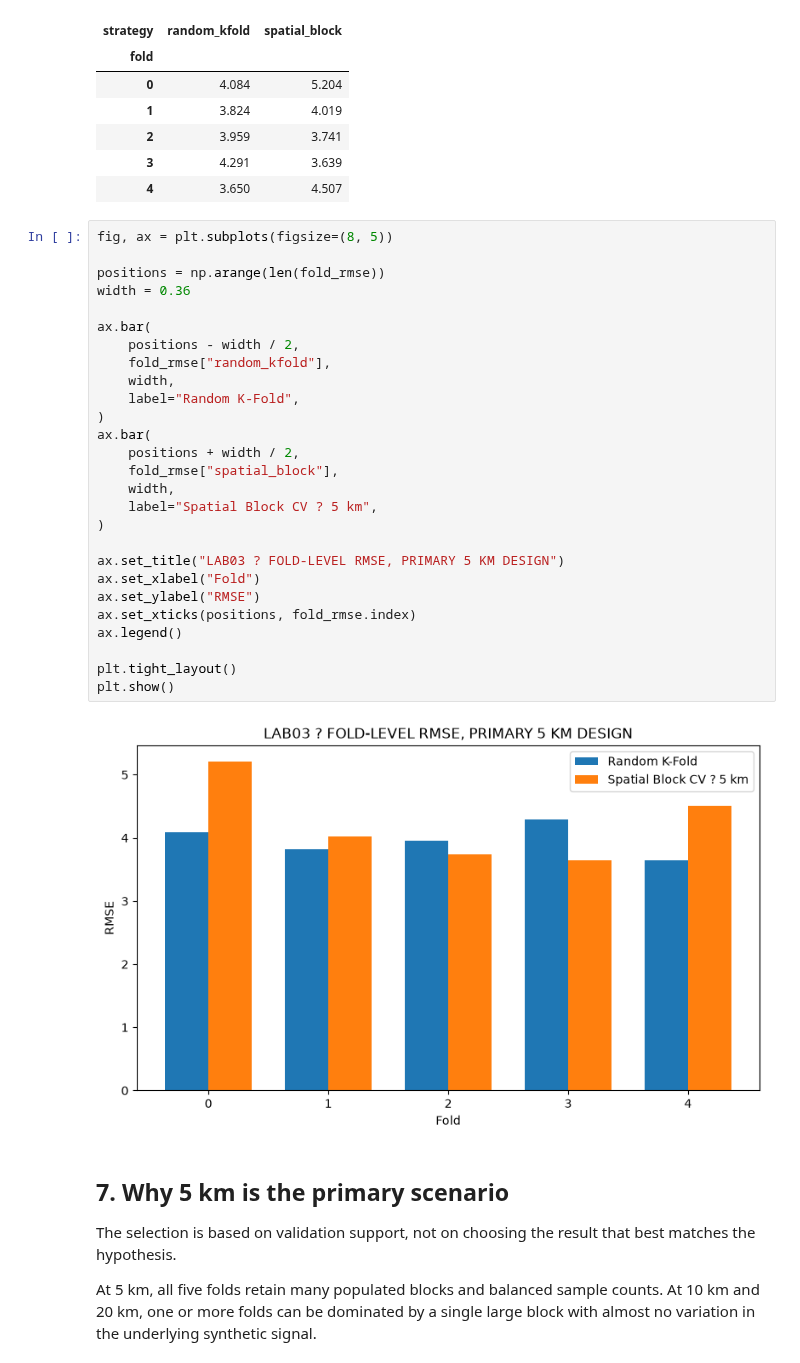
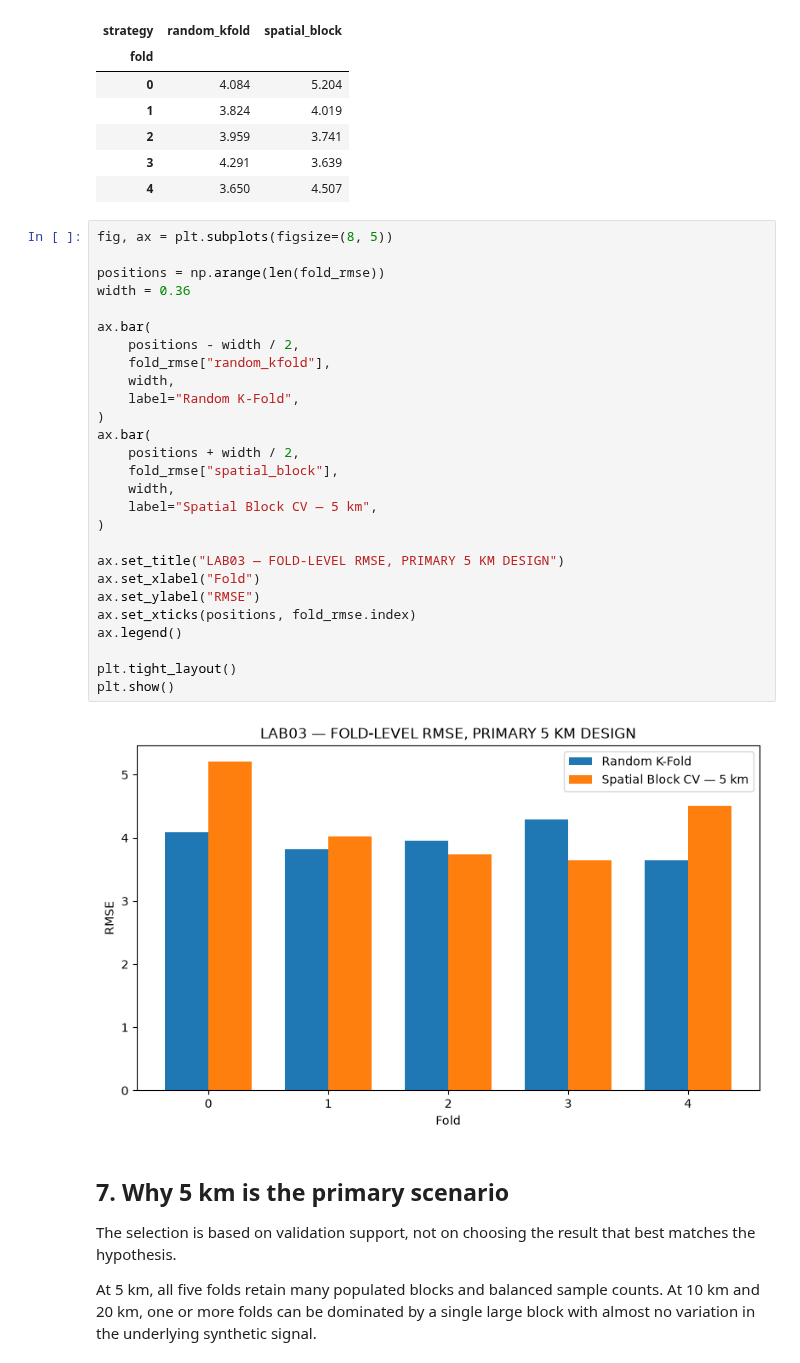
Before and after one commit to EHDataAI/geoai-mineral-labs, a Jupyter notebook: labs/lab03_spatial_cross_validation/03_spatial_cross_validation.ipynb, the cells around one changed output. Saved outputs shown, nothing was run; the diff lists cells and outputs as text.

```diff
--- a/labs/lab03_spatial_cross_validation/03_spatial_cross_validation.ipynb
+++ b/labs/lab03_spatial_cross_validation/03_spatial_cross_validation.ipynb
@@ -419,32 +419,32 @@ fold_rmse.round(3)
 # %%
 fig, ax = plt.subplots(figsize=(8, 5))
 
 positions = np.arange(len(fold_rmse))
 width = 0.36
 
 ax.bar(
     positions - width / 2,
     fold_rmse["random_kfold"],
     width,
     label="Random K-Fold",
 )
 ax.bar(
     positions + width / 2,
     fold_rmse["spatial_block"],
     width,
-    label="Spatial Block CV ? 5 km",
+    label="Spatial Block CV — 5 km",
 )
 
-ax.set_title("LAB03 ? FOLD-LEVEL RMSE, PRIMARY 5 KM DESIGN")
+ax.set_title("LAB03 — FOLD-LEVEL RMSE, PRIMARY 5 KM DESIGN")
 ax.set_xlabel("Fold")
 ax.set_ylabel("RMSE")
 ax.set_xticks(positions, fold_rmse.index)
 ax.legend()
 
 plt.tight_layout()
 plt.show()
 # %% [output]
-[figure, old version]
+[figure, new version]
 # %% [markdown]
 ## 7. Why 5 km is the primary scenario
 
```
Also changed, not shown: parts of 9 cells of this notebook, 1 other file.
